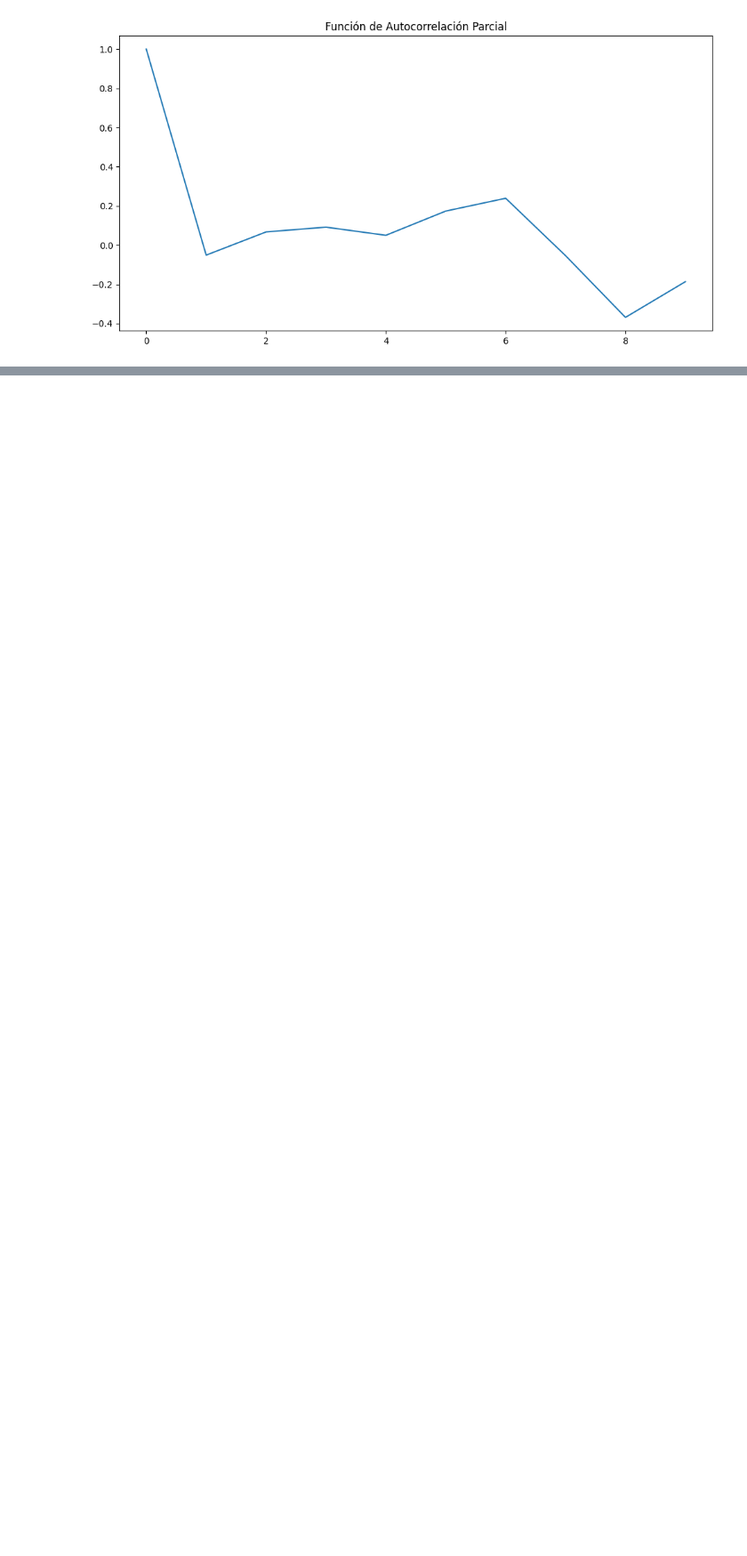
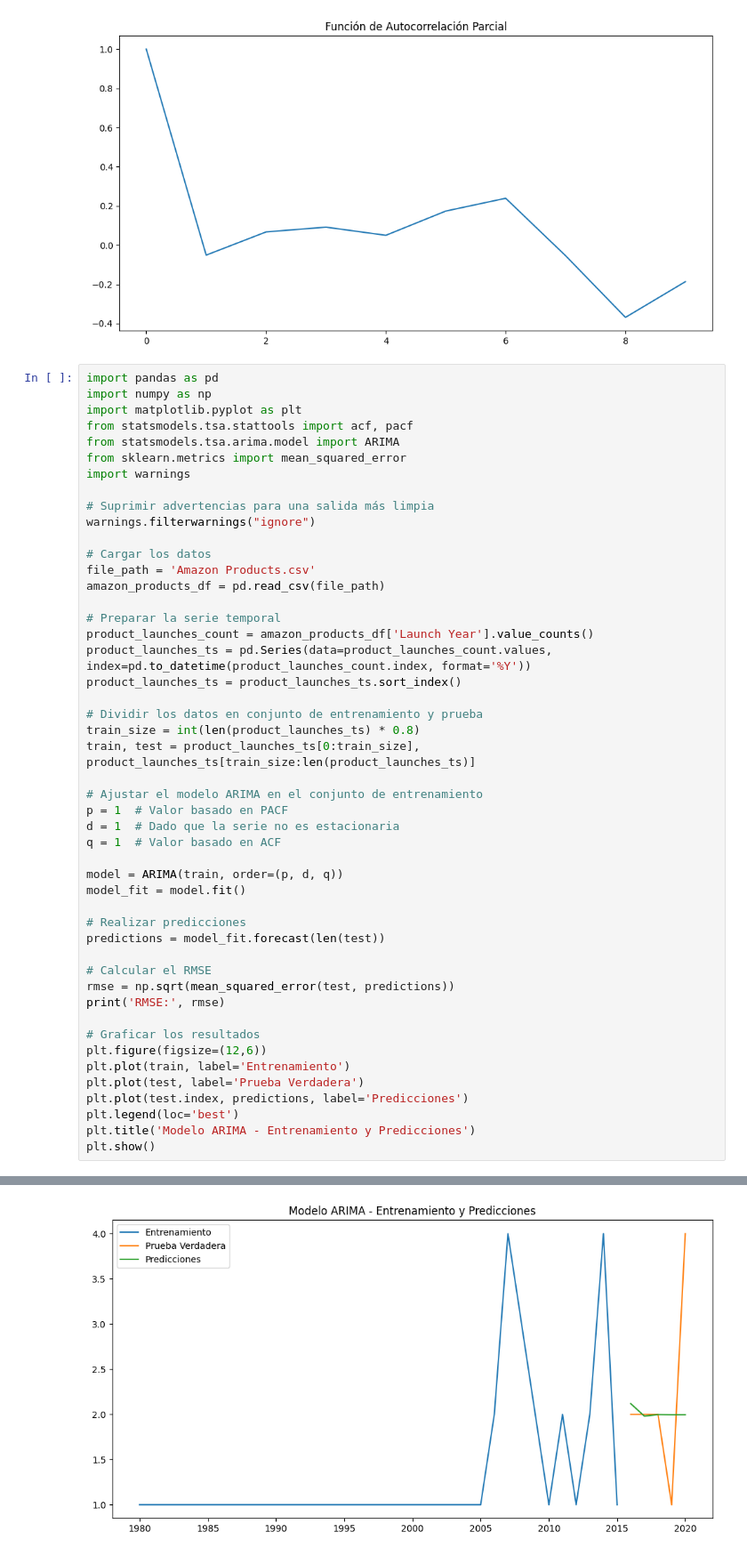
Before and after one commit to gggandre/modulo5_evidencias, a Jupyter notebook: analisis/analisis.ipynb, the cells around one changed output, grey strips where cells are left out. Shown: that part at 89% size. Drawn from its saved outputs; the diff is of its cells as text; blank space fills up the shorter version.

```diff
--- a/analisis/analisis.ipynb
+++ b/analisis/analisis.ipynb
@@ -152,3 +152,52 @@ plt.show()
 # %% [output]
 [figure]
 [figure]
+# %%
+import pandas as pd
+import numpy as np
+import matplotlib.pyplot as plt
+from statsmodels.tsa.stattools import acf, pacf
+from statsmodels.tsa.arima.model import ARIMA
+from sklearn.metrics import mean_squared_error
+import warnings
+
+# Suprimir advertencias para una salida más limpia
+warnings.filterwarnings("ignore")
+
+# Cargar los datos
+file_path = 'Amazon Products.csv'
+amazon_products_df = pd.read_csv(file_path)
+
+# Preparar la serie temporal
+product_launches_count = amazon_products_df['Launch Year'].value_counts()
+product_launches_ts = pd.Series(data=product_launches_count.values, index=pd.to_datetime(product_launches_count.index, format='%Y'))
+product_launches_ts = product_launches_ts.sort_index()
+
+# Dividir los datos en conjunto de entrenamiento y prueba
+train_size = int(len(product_launches_ts) * 0.8)
+train, test = product_launches_ts[0:train_size], product_launches_ts[train_size:len(product_launches_ts)]
+
+# Ajustar el modelo ARIMA en el conjunto de entrenamiento
+p = 1  # Valor basado en PACF
+d = 1  # Dado que la serie no es estacionaria
+q = 1  # Valor basado en ACF
+
+model = ARIMA(train, order=(p, d, q))
+model_fit = model.fit()
+
+# Realizar predicciones
+predictions = model_fit.forecast(len(test))
+
+# Calcular el RMSE
+rmse = np.sqrt(mean_squared_error(test, predictions))
+print('RMSE:', rmse)
+
+# Graficar los resultados
+plt.figure(figsize=(12,6))
+plt.plot(train, label='Entrenamiento')
+plt.plot(test, label='Prueba Verdadera')
+plt.plot(test.index, predictions, label='Predicciones')
+plt.legend(loc='best')
+plt.title('Modelo ARIMA - Entrenamiento y Predicciones')
+plt.show()
+# %% [output]
@@ -154,0 +205 @@ plt.show()
+[figure, added]
```
Also changed, not shown: parts of 5 cells of this notebook, 1 other file.
